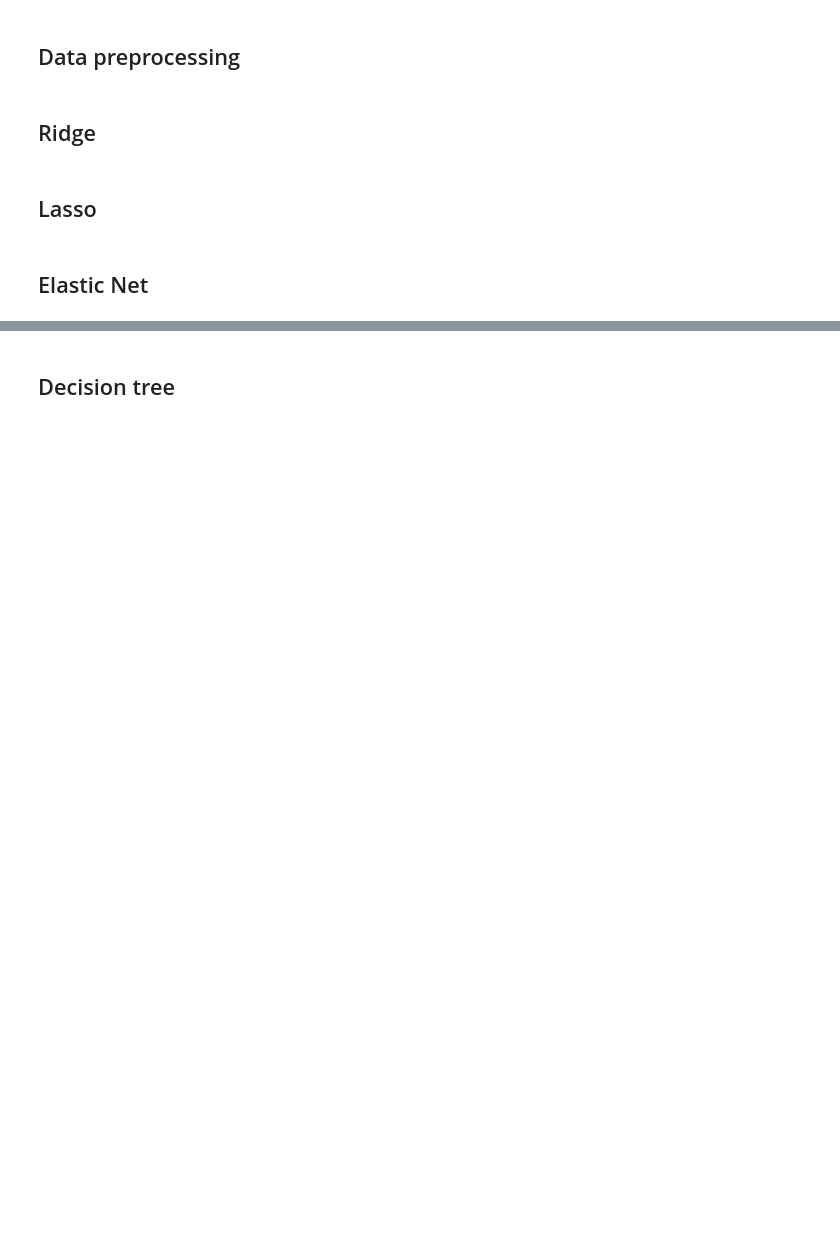
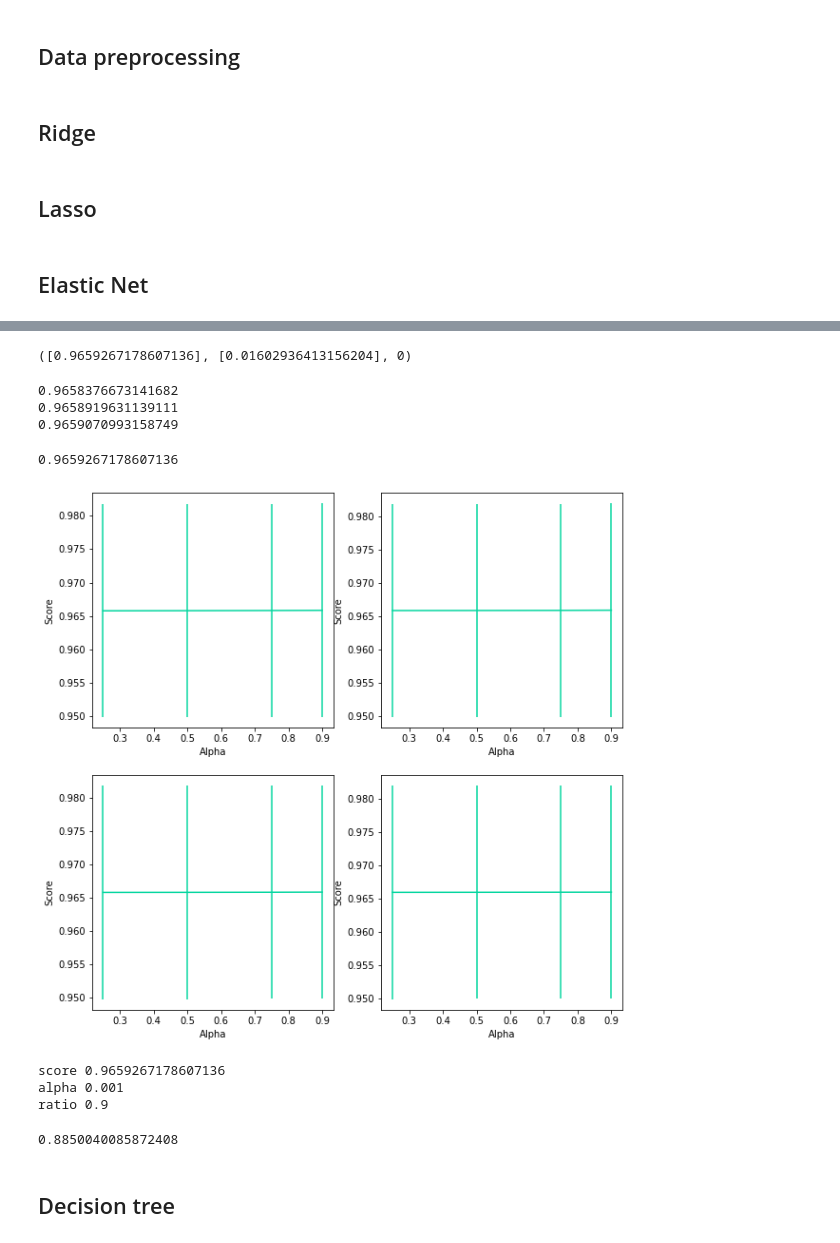
Before and after one commit to Chenmo1212/ML-WIC_predict, a Jupyter notebook: Code.ipynb, the cells around one changed output, grey strips where cells are left out. Saved outputs shown, nothing was run; the diff lists cells and outputs as text; code cells hidden in the pictures; blank space fills up the shorter version.

```diff
--- a/Code.ipynb
+++ b/Code.ipynb
@@ -31,17 +32,23 @@ def normalization(data):
 def cross_validate(models, cv = 5, scoring = 'r2'):
     means = []
     stds = []
+    best_score = 0
+    best_index = 0
 
     for index, model in enumerate(models):
         score = cross_val_score(model, X_train, y_train, cv = cv, scoring = scoring)
         means.append(score.mean())
         stds.append(score.std(ddof = 1))
-    return means, stds
+
+        # get the best alpha and score
+        curr_score = score.mean()
+        if curr_score > best_score:
+            best_score = curr_score
+            best_index = index
+    return means, stds, best_index
 
 
 def plot_errbar(c_list, means, stds):
-    print('means:', means)
-    print('stds:', stds)
     plt.errorbar(c_list, means, yerr=stds, c='#06d6a0')
     plt.xlabel('Alpha')
     plt.ylabel('Accuracy')
@@ -221,3 +190,60 @@ best score 0.8577980005932719
+# %%
+tmp_model = ElasticNet(alpha=0.001, l1_ratio=0.9, random_state=1212, max_iter=5000).fit(X_train, y_train)
+print(cross_validate([tmp_model]))
+# %% [output]
+([0.9659267178607136], [0.01602936413156204], 0)
+# %%
+alphas = [0.1, 0.01, 0.005, 0.001]
+l1_ratio = [0.25, 0.5, 0.75, 0.9]
+
+best_score = 0
+best_alpha = 0
+best_ratio = 0
+
+fig = plt.figure(figsize=(10, 10))
+
+for i, alpha in enumerate(alphas):
+    mean_list = []
+    std_list = []
+    ElasticNet_clfs = []
+
+    for radio in l1_ratio:
+        model = ElasticNet(alpha=alpha, l1_ratio=radio, random_state=1212, max_iter=5000).fit(X_train, y_train)
+        ElasticNet_clfs.append(model)
+
+    mean_tmp, std_tmp, best_index = cross_validate(ElasticNet_clfs)
+    print(max(mean_tmp))
+
+    if best_score < mean_tmp[best_index]:
+        best_score = mean_tmp[best_index]
+        best_ratio = l1_ratio[best_index]
+        best_alpha = alpha
+
+    ax = fig.add_subplot(2, 2, i + 1)
+    ax.errorbar(l1_ratio, mean_tmp, yerr=std_tmp, c='#06d6a0')
+    plt.xlabel('Alpha')
+    plt.ylabel('Score')
+
+plt.show()
+
+print('score', best_score)
+print('alpha', best_alpha)
+print('ratio', best_ratio)
+# %% [output]
+0.9658376673141682
+0.9658919631139111
+0.9659070993158749
+0.9659267178607136
+[figure, added]
+score 0.9659267178607136
+alpha 0.001
+ratio 0.9
+# %%
+clf = LinearRegression()
+clf = clf.fit(X_train[:2000], y_train[:2000])
+clf.score(X_test, y_test)
+# %% [output]
+0.8850040085872408
 # %% [markdown]
 ## Decision tree
 # %%
```
Also changed, not shown: parts of 8 cells of this notebook, 1 other file.
